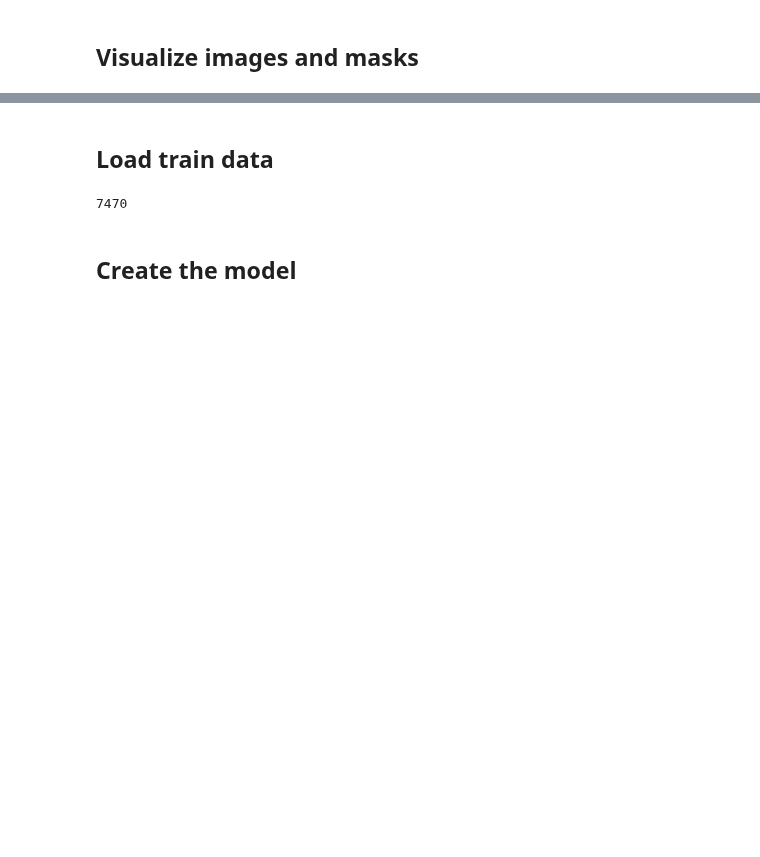
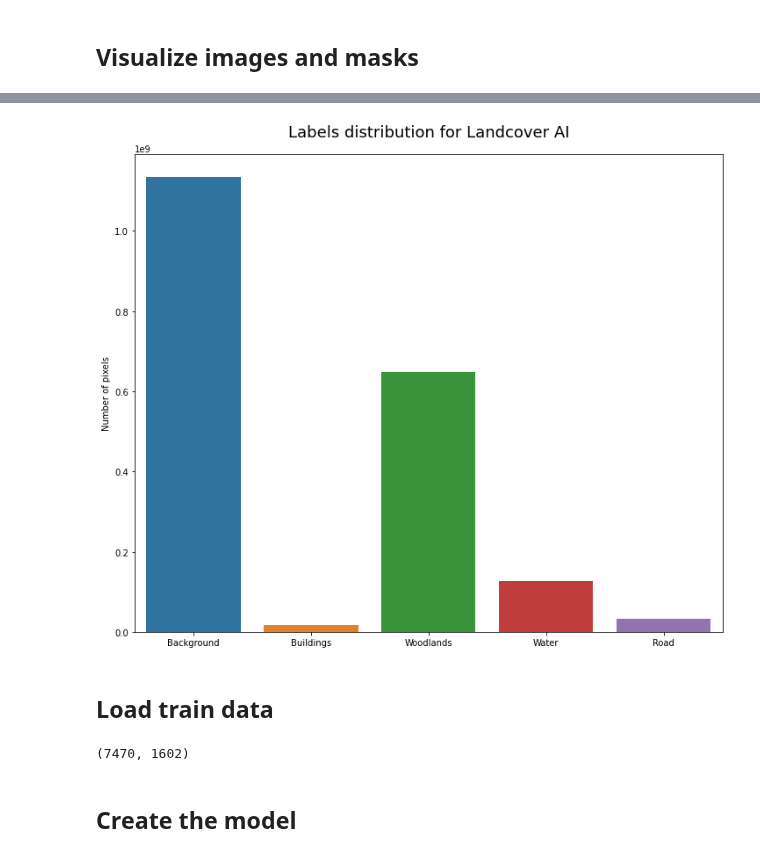
Before and after one commit to biasvariancelabs/aitlas, a Jupyter notebook: examples/semantic_segmentation_example_landcover_ai.ipynb, the cells around one changed output, grey strips where cells are left out. Saved outputs shown, nothing was run; the diff lists cells and outputs as text; code cells hidden in the pictures; blank space fills up the shorter version.

```diff
--- a/examples/semantic_segmentation_example_landcover_ai.ipynb
+++ b/examples/semantic_segmentation_example_landcover_ai.ipynb
@@ -28,19 +37,33 @@ Total number of patches: 7470
+# %%
+dataset.data_distribution_barchart();
+# %% [output]
+[figure, added]
 # %% [markdown]
 ## Load train data
-# %%
-train_dataset_config = {
-    "batch_size": 4,
-    "shuffle": True,
-    "num_workers": 4,
-    "data_dir": "/media/ssd/landcover_ai/output",
-    "csv_file": "/media/ssd/landcover_ai/train.txt",
-    "transforms": ["aitlas.transforms.MinMaxNormTransponse"],
-    "target_transforms": ["aitlas.transforms.Transponse"]
-}
-train_dataset = LandCoverAiDataset(train_dataset_config)
-len(train_dataset)
-# %% [output]
-7470
+# %%
+train_dataset_config = {
+    "batch_size": 16,
+    "shuffle": True,
+    "csv_file": "../data/landcoverai/train.txt",
+    "data_dir": "../data/landcoverai/output",
+    "joint_transforms": ["aitlas.transforms.FlipHVRandomRotate"],
+    "transforms": ["aitlas.transforms.MinMaxNormTranspose"],
+    "target_transforms": ["aitlas.transforms.Transpose"]
+}
+train_dataset = LandCoverAiDataset(train_dataset_config)
+
+validation_dataset_config = {
+    "batch_size": 16,
+    "shuffle": False,
+    "csv_file": "../data/landcoverai/val.txt",
+    "data_dir": "../data/landcoverai/output",
+    "transforms": ["aitlas.transforms.MinMaxNormTranspose"],
+    "target_transforms": ["aitlas.transforms.Transpose"]
+}
+validation_dataset = LandCoverAiDataset(validation_dataset_config)
+len(train_dataset), len(validation_dataset)
+# %% [output]
+(7470, 1602)
 # %% [markdown]
 ## Create the model
 # %%
```
Also changed, not shown: parts of 7 cells of this notebook.
